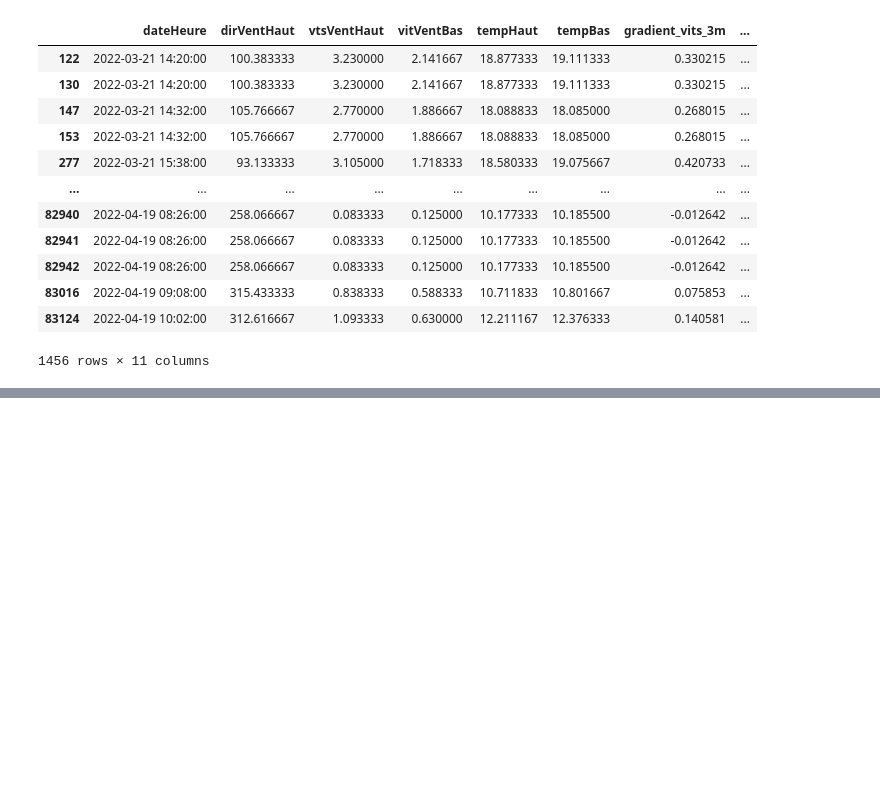
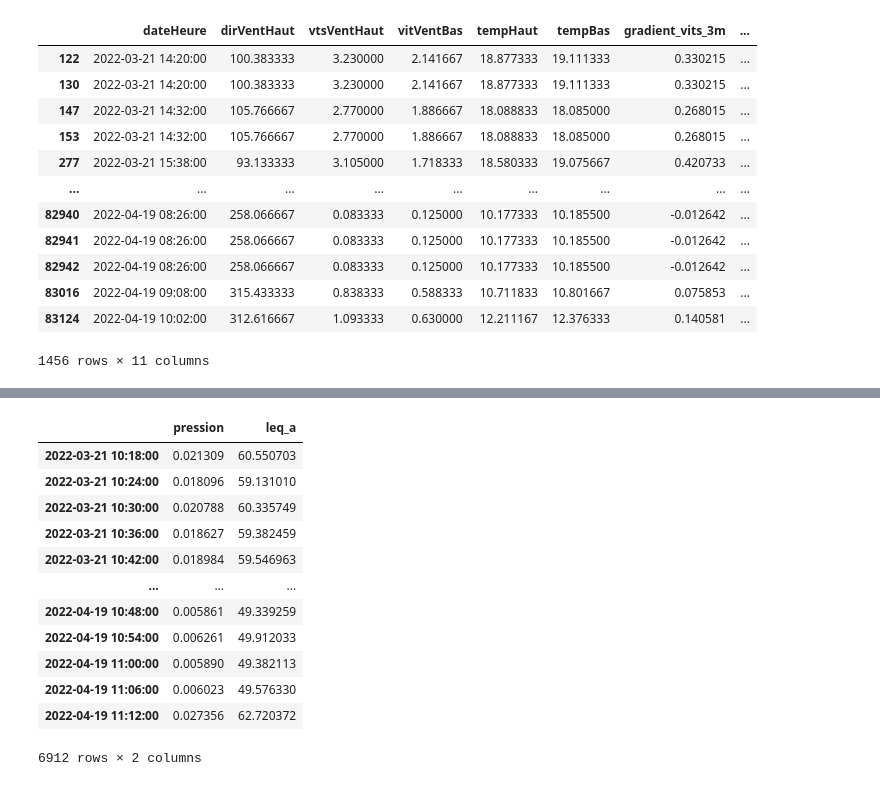
Before and after one commit to nantodevison/PPBE_BdxMet, a Jupyter notebook: notebooks/Import_donnees.ipynb, the cells around one changed output, grey strips where cells are left out. Drawn from its saved outputs; the diff is of its cells as text; code cells hidden in the pictures; blank space fills up the shorter version.

```diff
--- a/notebooks/Import_donnees.ipynb
+++ b/notebooks/Import_donnees.ipynb
@@ -171,0 +167,32 @@ dfGradient.loc[(-0.015 < dfGradient.grad_min) &  (dfGradient.grad_min< 0.015)]
+# %%
+# telechargement des donnees sources (qq minutes pour 1 site entier)
+with ct.ConnexionBdd(bdd) as c :
+    dfDonneesBrutes = pd.read_sql("SELECT id, date_heure, id_materiel, leq_a, fast_inst_a FROM mesures_physiques.niveau_bruit nb WHERE id_materiel = 1 ORDER BY date_heure", c.sqlAlchemyConn)
+# %%
+# calcul des pressions acoustiques efficaces
+dfDonneesBrutes['pression'] = dfDonneesBrutes.leq_a.apply(lambda x: niveau2Pression(x))
+# %%
+# agregation et moyenne des pressions et des niveaux sonores
+dfPeriodeRegl = dfDonneesBrutes.groupby(limiteTempsReglementaire[limiteTempsReglementaire.searchsorted(dfDonneesBrutes.set_index('date_heure').index)]).agg(
+    pression=pd.NamedAgg(column="pression", aggfunc=lambda x: moyenneQuadratiquePression(x)),
+    leq_a=pd.NamedAgg(column="pression", aggfunc=lambda x: pression2Niveau(moyenneQuadratiquePression(x))))
+# %%
+df6Min = dfDonneesBrutes.groupby(limite6min[limite6min.searchsorted(dfDonneesBrutes.set_index('date_heure').index)]).agg(
+    pression=pd.NamedAgg(column="pression", aggfunc=lambda x: moyenneQuadratiquePression(x)),
+    leq_a=pd.NamedAgg(column="pression", aggfunc=lambda x: pression2Niveau(moyenneQuadratiquePression(x))))
+# %%
+df6Min
+# %% [output]
+|  | pression | leq_a |
+| 2022-03-21 10:18:00 | 0.021309 | 60.550703 |
+| 2022-03-21 10:24:00 | 0.018096 | 59.131010 |
+| 2022-03-21 10:30:00 | 0.020788 | 60.335749 |
+| 2022-03-21 10:36:00 | 0.018627 | 59.382459 |
+| 2022-03-21 10:42:00 | 0.018984 | 59.546963 |
+| ... | ... | ... |
+| 2022-04-19 10:48:00 | 0.005861 | 49.339259 |
+| 2022-04-19 10:54:00 | 0.006261 | 49.912033 |
+| 2022-04-19 11:00:00 | 0.005890 | 49.382113 |
+| 2022-04-19 11:06:00 | 0.006023 | 49.576330 |
+| 2022-04-19 11:12:00 | 0.027356 | 62.720372 |
+6912 rows × 2 columns
```
Also changed, not shown: parts of 11 cells of this notebook, 3 other files.
